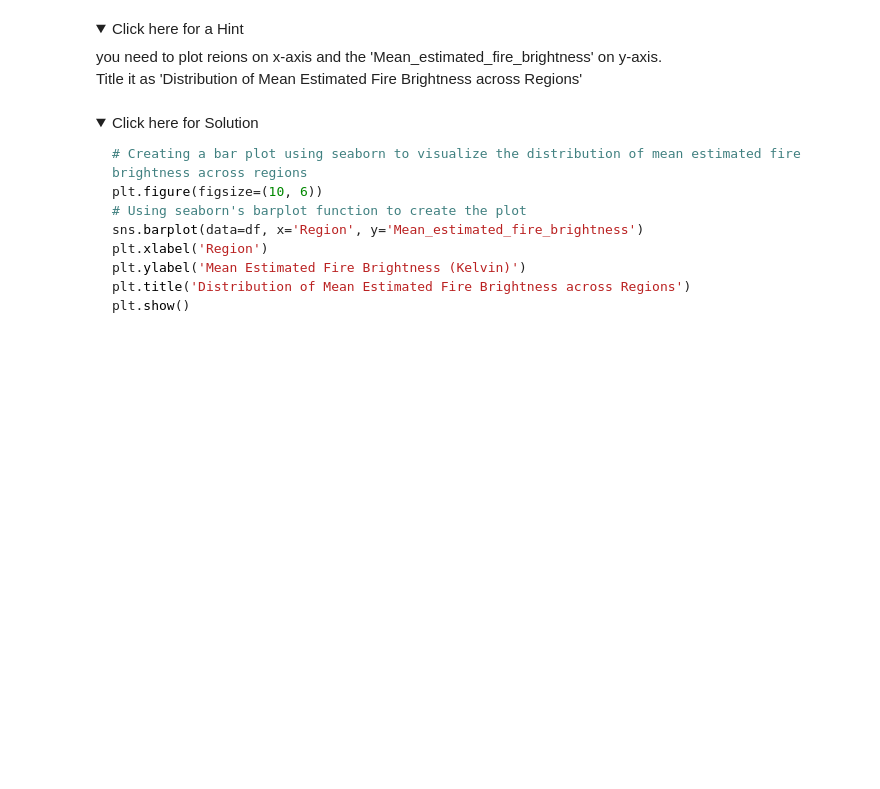
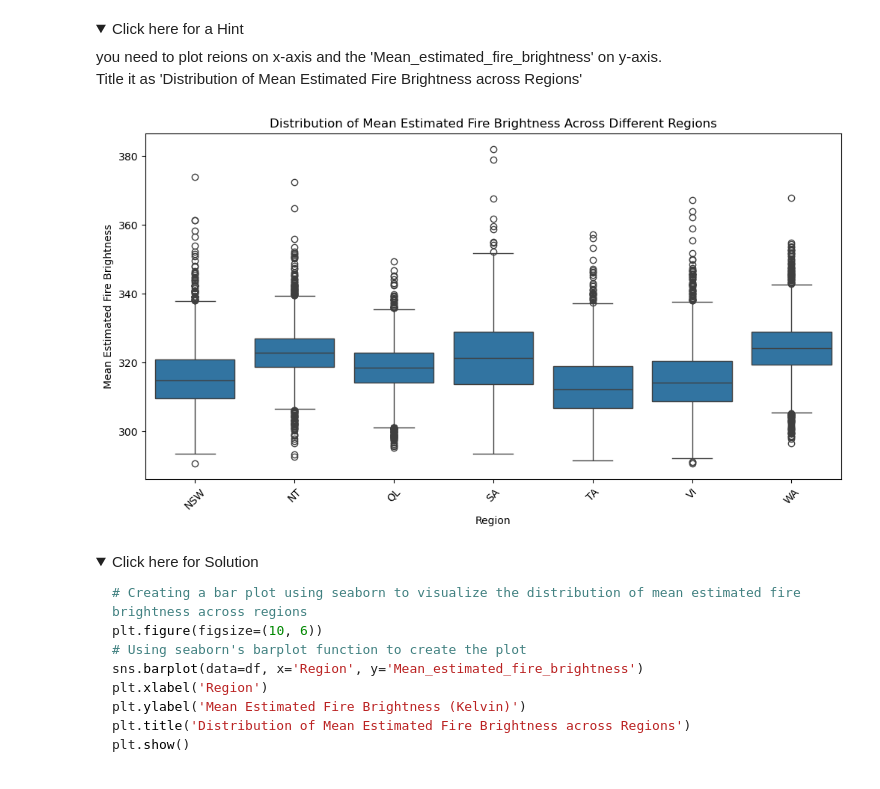
Before and after one commit to fps1001/Data-Visualization-with-Python, a Jupyter notebook: M4 - Dashboards/Practice_Assignment_Part1.jupyterlite.ipynb, the cells around one changed output. Drawn from its saved outputs; the diff is of its cells as text; code cells hidden in the pictures; folded sections open; blank space fills up the shorter version.

```diff
--- a/M4 - Dashboards/Practice_Assignment_Part1.jupyterlite.ipynb
+++ b/M4 - Dashboards/Practice_Assignment_Part1.jupyterlite.ipynb
@@ -290,7 +309,17 @@ df['Region'].unique()
 you need to plot reions on x-axis and the 'Mean_estimated_fire_brightness' on y-axis.<br>Title it as 'Distribution of Mean Estimated Fire Brightness across Regions'
 </details>
 # %%
-#TODO
+# sbs boxplot to visualize the distribution of estimated fire area across different regions
+# y should be Mean_estimated_fire_brightness
+plt.figure(figsize=(12, 6))
+sns.boxplot(x='Region', y='Mean_estimated_fire_brightness', data=df)
+plt.xlabel('Region')
+plt.ylabel('Mean Estimated Fire Brightness')
+plt.title('Distribution of Mean Estimated Fire Brightness Across Different Regions')
+plt.xticks(rotation=45)
+plt.show()
+# %% [output]
+[figure, added]
 # %% [markdown]
 <details>
     <summary>Click here for Solution</summary>
```
Also changed, not shown: parts of 10 cells of this notebook.
